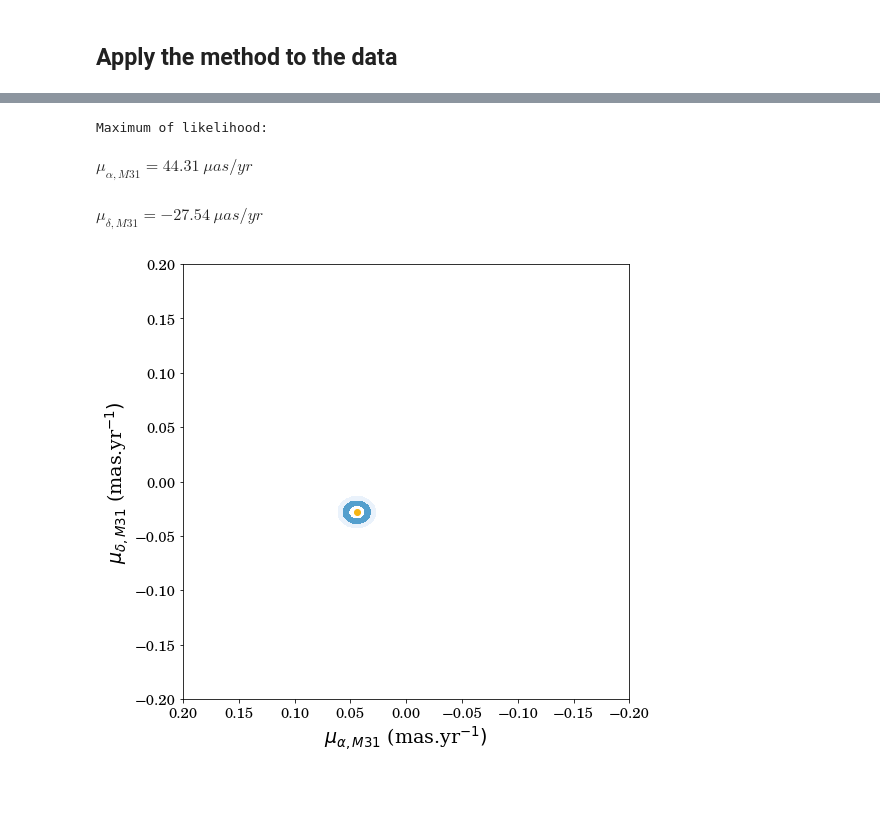
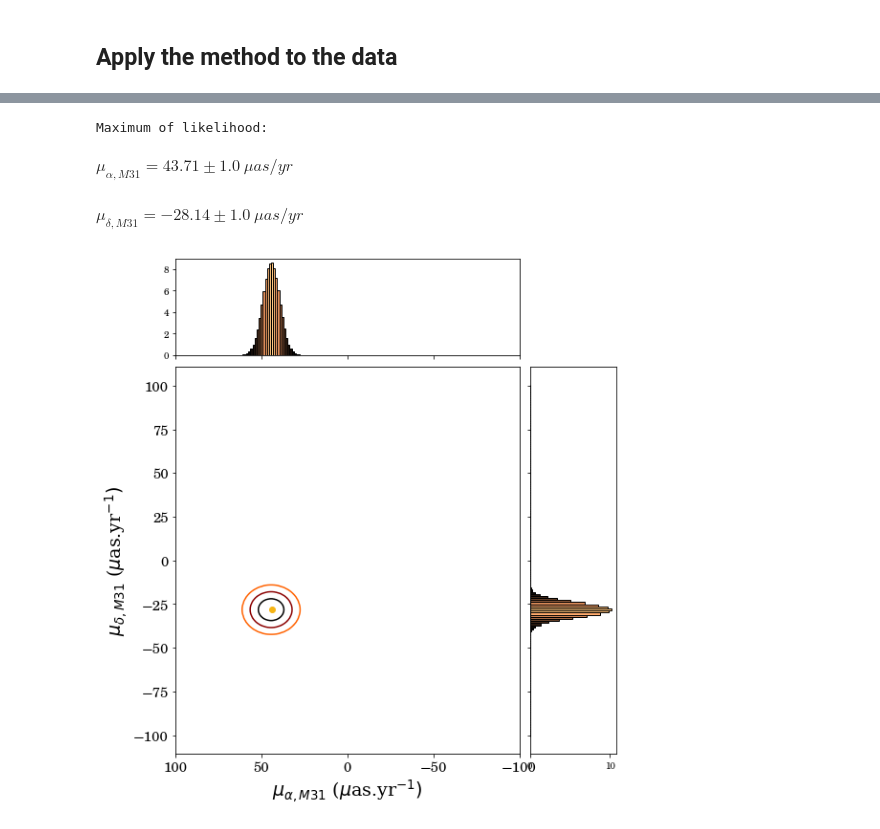
Before and after one commit to SamuelLimbo/AndromedaProperMotion, a Jupyter notebook: TransverseVelocity.ipynb, the cells around one changed output, grey strips where cells are left out. Drawn from its saved outputs; the diff is of its cells as text; code cells hidden in the pictures; blank space fills up the shorter version.

```diff
--- a/TransverseVelocity.ipynb
+++ b/TransverseVelocity.ipynb
@@ -473,9 +757,9 @@ $\displaystyle (\mu_{\alpha, M31}, \mu_{\delta, M31} ) = (42.51\pm14.11,-28.21\p
 # %%
 ObjLike = LikelihooD(168, GaiaDataBlue, ModelDataBlue, [], "Blues")
 ObjLike.Execute()
-ObjLike.PrintPlot()
+ObjLike.Plot()
 # %% [output]
 Maximum of likelihood:
-$\displaystyle \mu_{\alpha, M31} = 44.31\ \mu as/yr$
+$\displaystyle \mu_{\alpha, M31} = 43.71\pm1.0\ \mu as/yr$
-$\displaystyle \mu_{\delta, M31} = -27.54\ \mu as/yr$
+$\displaystyle \mu_{\delta, M31} = -28.14\pm1.0\ \mu as/yr$
-[figure, old version]
+[figure, new version]
```
Also changed, not shown: parts of 9 cells of this notebook, 1 other file.
